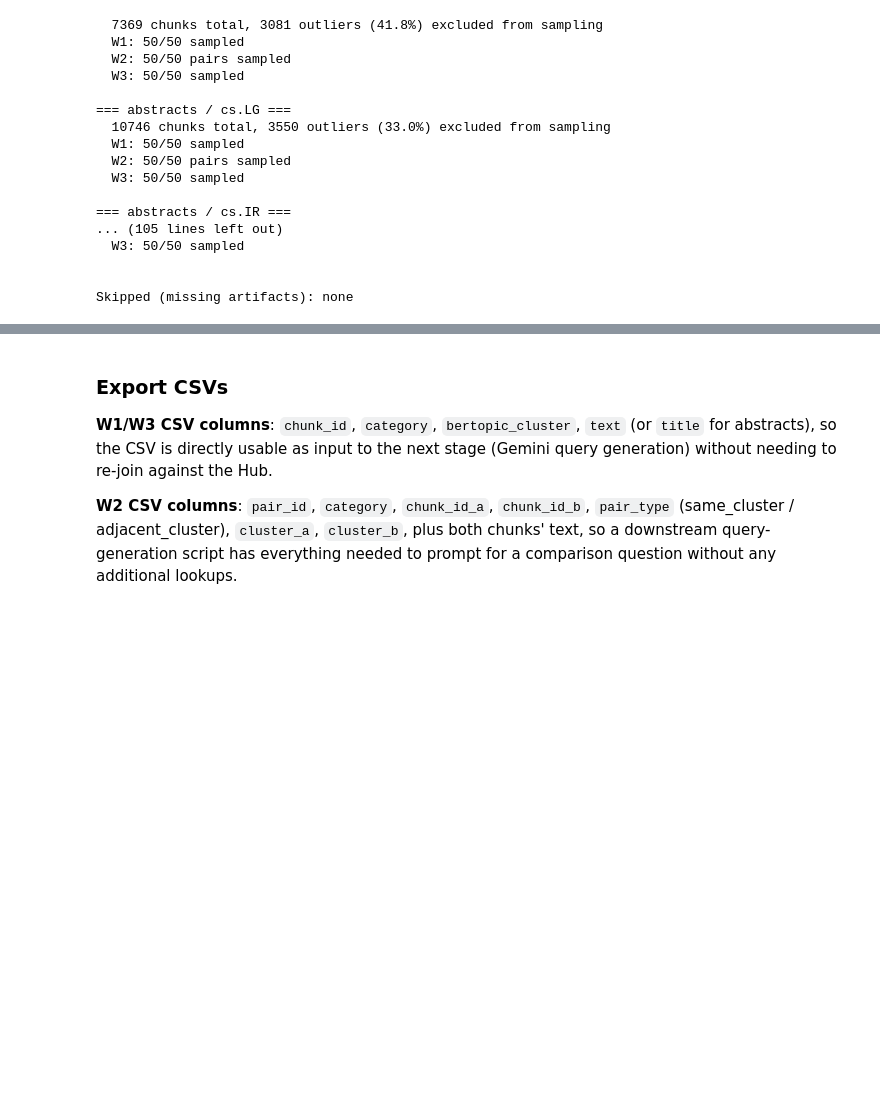
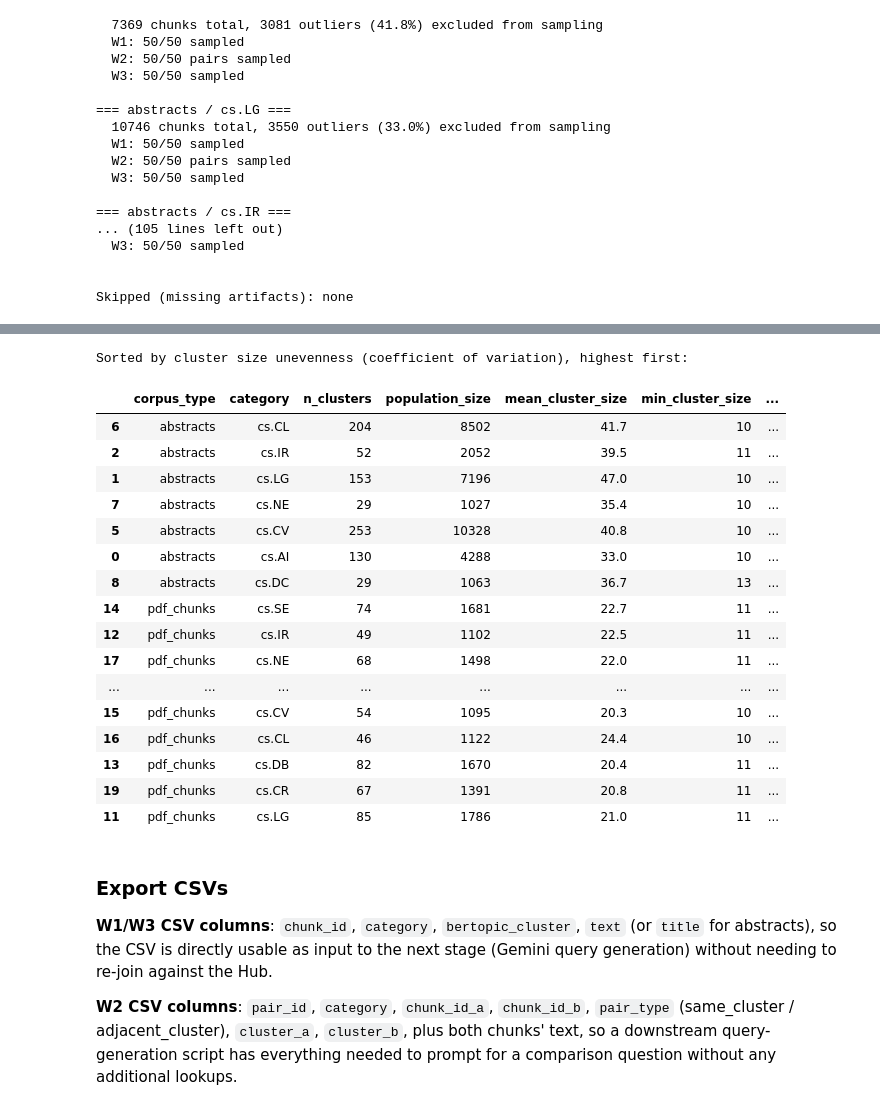
Before and after one commit to Sakhiur2022/empirical-rag-paradigm-benchmark, a Jupyter notebook: notebooks/stratified_sampling.ipynb, the cells around one changed output, grey strips where cells are left out. Drawn from its saved outputs; the diff is of its cells as text; code cells hidden in the pictures; blank space fills up the shorter version.

```diff
--- a/notebooks/stratified_sampling.ipynb
+++ b/notebooks/stratified_sampling.ipynb
@@ -380,3 +386,62 @@ Skipped (missing artifacts): none
+# %%
+diagnostic_rows = []
+
+for (corpus_type, category, workload), data in all_samples.items():
+    if workload != "w1":  # w1 and w3 share the same joined population, only need one pass
+        continue
+
+    joined = data["joined"]
+    by_cluster: dict[int, int] = {}
+    for cid in joined["chunk_ids"]:
+        cluster = joined["clusters"][cid]
+        if cluster == -1:
+            continue
+        by_cluster[cluster] = by_cluster.get(cluster, 0) + 1
+
+    sizes = np.array(list(by_cluster.values()))
+    n_clusters = len(sizes)
+    mean_size = sizes.mean() if n_clusters else 0
+    cv = (sizes.std() / mean_size) if mean_size > 0 else 0
+
+    # how many clusters would get 0 samples under proportional allocation at n_total=50
+    total_pop = sizes.sum()
+    exact_shares = 50 * sizes / total_pop if total_pop > 0 else np.array([])
+    n_clusters_rounding_to_zero = int(np.sum(exact_shares < 0.5)) if len(exact_shares) else 0
+
+    diagnostic_rows.append({
+        "corpus_type": corpus_type,
+        "category": category,
+        "n_clusters": n_clusters,
+        "population_size": int(total_pop),
+        "mean_cluster_size": round(mean_size, 1),
+        "min_cluster_size": int(sizes.min()) if n_clusters else 0,
+        "max_cluster_size": int(sizes.max()) if n_clusters else 0,
+        "cluster_size_cv": round(cv, 3),
+        "n_clusters_undersized_for_n50": n_clusters_rounding_to_zero,
+    })
+
+diagnostic_df = pd.DataFrame(diagnostic_rows).sort_values("cluster_size_cv", ascending=False)
+print("Sorted by cluster size unevenness (coefficient of variation), highest first:\n")
+diagnostic_df
+# %% [output]
+Sorted by cluster size unevenness (coefficient of variation), highest first:
+|  | corpus_type | category | n_clusters | population_size | mean_cluster_size | min_cluster_size | ... |
+| 6 | abstracts | cs.CL | 204 | 8502 | 41.7 | 10 | ... |
+| 2 | abstracts | cs.IR | 52 | 2052 | 39.5 | 11 | ... |
+| 1 | abstracts | cs.LG | 153 | 7196 | 47.0 | 10 | ... |
+| 7 | abstracts | cs.NE | 29 | 1027 | 35.4 | 10 | ... |
+| 5 | abstracts | cs.CV | 253 | 10328 | 40.8 | 10 | ... |
+| 0 | abstracts | cs.AI | 130 | 4288 | 33.0 | 10 | ... |
+| 8 | abstracts | cs.DC | 29 | 1063 | 36.7 | 13 | ... |
+| 14 | pdf_chunks | cs.SE | 74 | 1681 | 22.7 | 11 | ... |
+| 12 | pdf_chunks | cs.IR | 49 | 1102 | 22.5 | 11 | ... |
+| 17 | pdf_chunks | cs.NE | 68 | 1498 | 22.0 | 11 | ... |
+| ... | ... | ... | ... | ... | ... | ... | ... |
+| 15 | pdf_chunks | cs.CV | 54 | 1095 | 20.3 | 10 | ... |
+| 16 | pdf_chunks | cs.CL | 46 | 1122 | 24.4 | 10 | ... |
+| 13 | pdf_chunks | cs.DB | 82 | 1670 | 20.4 | 11 | ... |
+| 19 | pdf_chunks | cs.CR | 67 | 1391 | 20.8 | 11 | ... |
+| 11 | pdf_chunks | cs.LG | 85 | 1786 | 21.0 | 11 | ... |
 # %% [markdown]
 ### Export CSVs
 
```
Also changed, not shown: parts of 1 cell of this notebook, 4 other files.
